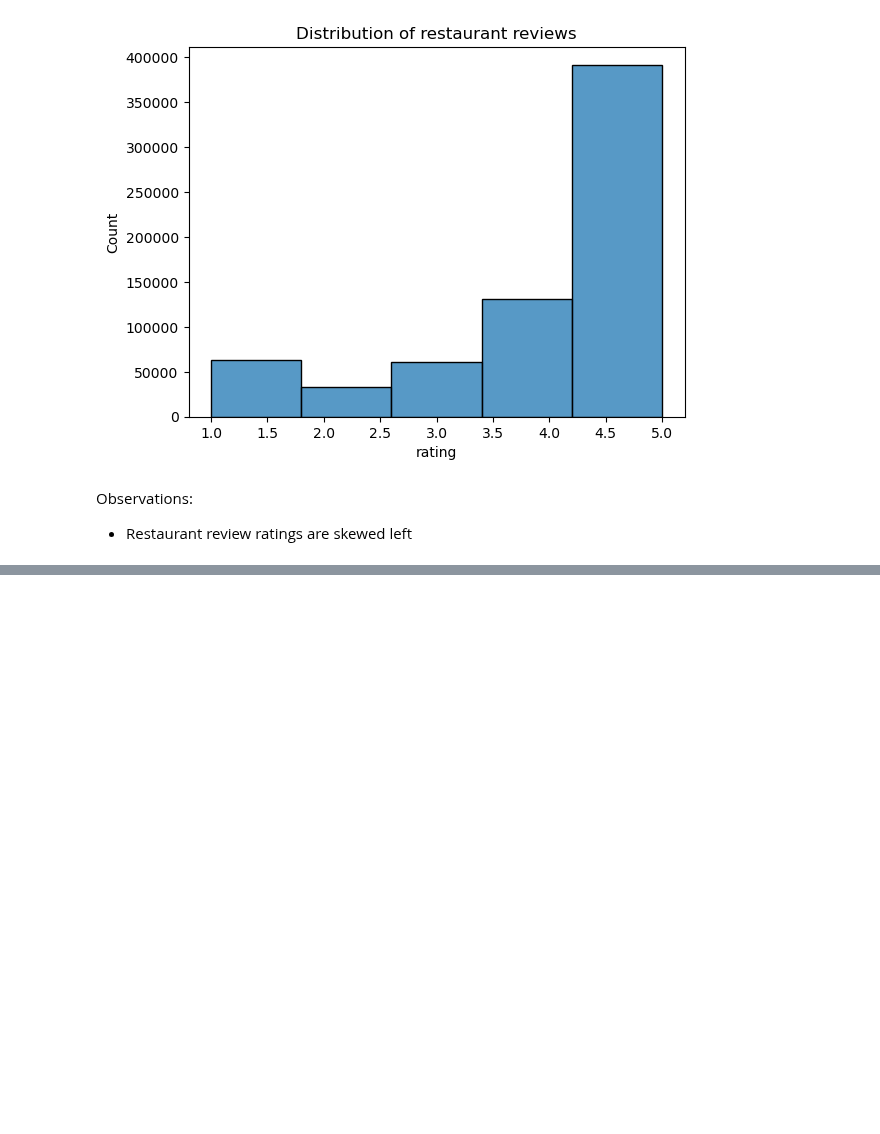
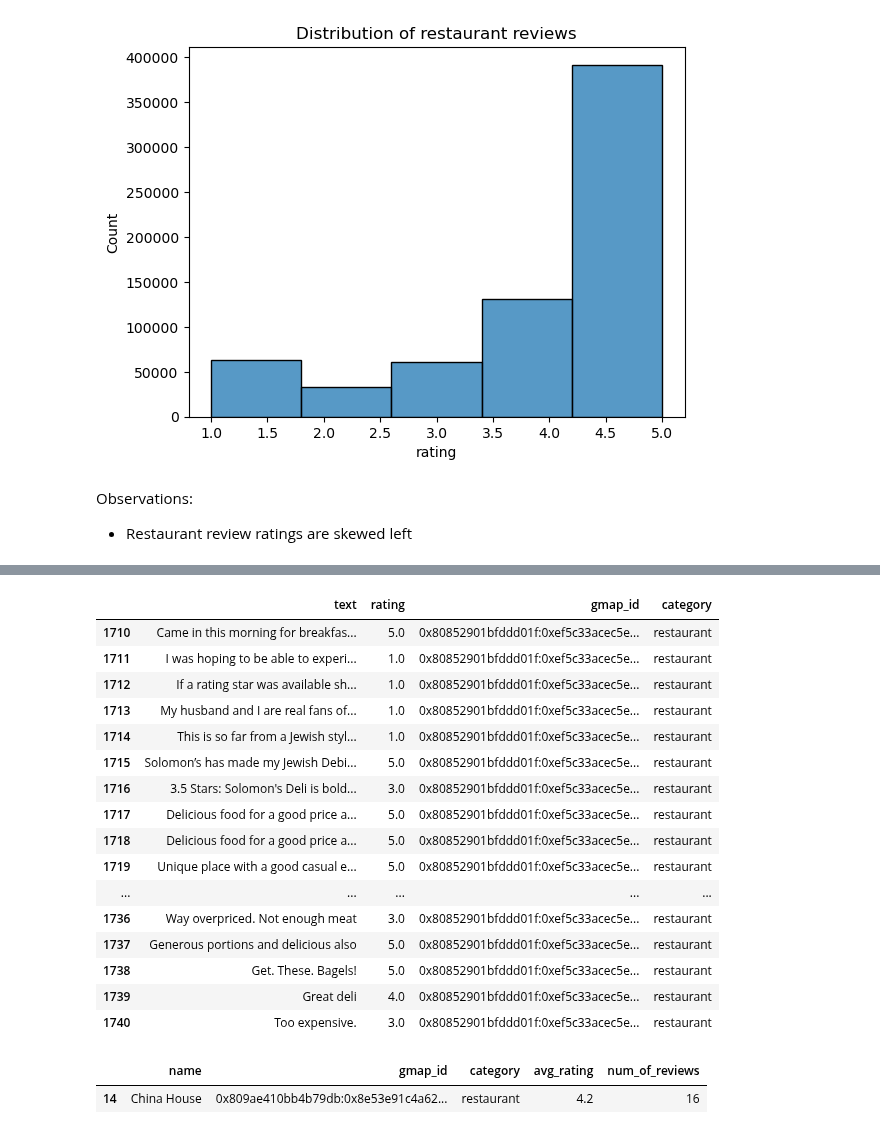
Before and after one commit to jotyot/rate-review, a Jupyter notebook: eda.ipynb, the cells around one changed output, grey strips where cells are left out. Drawn from its saved outputs; the diff is of its cells as text; code cells hidden in the pictures; blank space fills up the shorter version.

```diff
--- a/eda.ipynb
+++ b/eda.ipynb
@@ -233,0 +353,25 @@ Observations:
+# %%
+reviews[reviews['gmap_id'] =='0x80852901bfddd01f:0xef5c33acec5ec309']
+# %% [output]
+|  | text | rating | gmap_id | category |
+| 1710 | Came in this morning for breakfas... | 5.0 | 0x80852901bfddd01f:0xef5c33acec5e... | restaurant |
+| 1711 | I was hoping to be able to experi... | 1.0 | 0x80852901bfddd01f:0xef5c33acec5e... | restaurant |
+| 1712 | If a rating star was available sh... | 1.0 | 0x80852901bfddd01f:0xef5c33acec5e... | restaurant |
+| 1713 | My husband and I are real fans of... | 1.0 | 0x80852901bfddd01f:0xef5c33acec5e... | restaurant |
+| 1714 | This is so far from a Jewish styl... | 1.0 | 0x80852901bfddd01f:0xef5c33acec5e... | restaurant |
+| 1715 | Solomon’s has made my Jewish Debi... | 5.0 | 0x80852901bfddd01f:0xef5c33acec5e... | restaurant |
+| 1716 | 3.5 Stars: Solomon's Deli is bold... | 3.0 | 0x80852901bfddd01f:0xef5c33acec5e... | restaurant |
+| 1717 | Delicious food for a good price a... | 5.0 | 0x80852901bfddd01f:0xef5c33acec5e... | restaurant |
+| 1718 | Delicious food for a good price a... | 5.0 | 0x80852901bfddd01f:0xef5c33acec5e... | restaurant |
+| 1719 | Unique place with a good casual e... | 5.0 | 0x80852901bfddd01f:0xef5c33acec5e... | restaurant |
+| ... | ... | ... | ... | ... |
+| 1736 | Way overpriced. Not enough meat | 3.0 | 0x80852901bfddd01f:0xef5c33acec5e... | restaurant |
+| 1737 | Generous portions and delicious also | 5.0 | 0x80852901bfddd01f:0xef5c33acec5e... | restaurant |
+| 1738 | Get. These. Bagels! | 5.0 | 0x80852901bfddd01f:0xef5c33acec5e... | restaurant |
+| 1739 | Great deli | 4.0 | 0x80852901bfddd01f:0xef5c33acec5e... | restaurant |
+| 1740 | Too expensive. | 3.0 | 0x80852901bfddd01f:0xef5c33acec5e... | restaurant |
+# %%
+yolosac[yolosac['gmap_id'] == '0x809ae410bb4b79db:0x8e53e91c4a62cfcd']
+# %% [output]
+|  | name | gmap_id | category | avg_rating | num_of_reviews |
+| 14 | China House | 0x809ae410bb4b79db:0x8e53e91c4a62... | restaurant | 4.2 | 16 |
```
Also changed, not shown: parts of 21 cells of this notebook.
